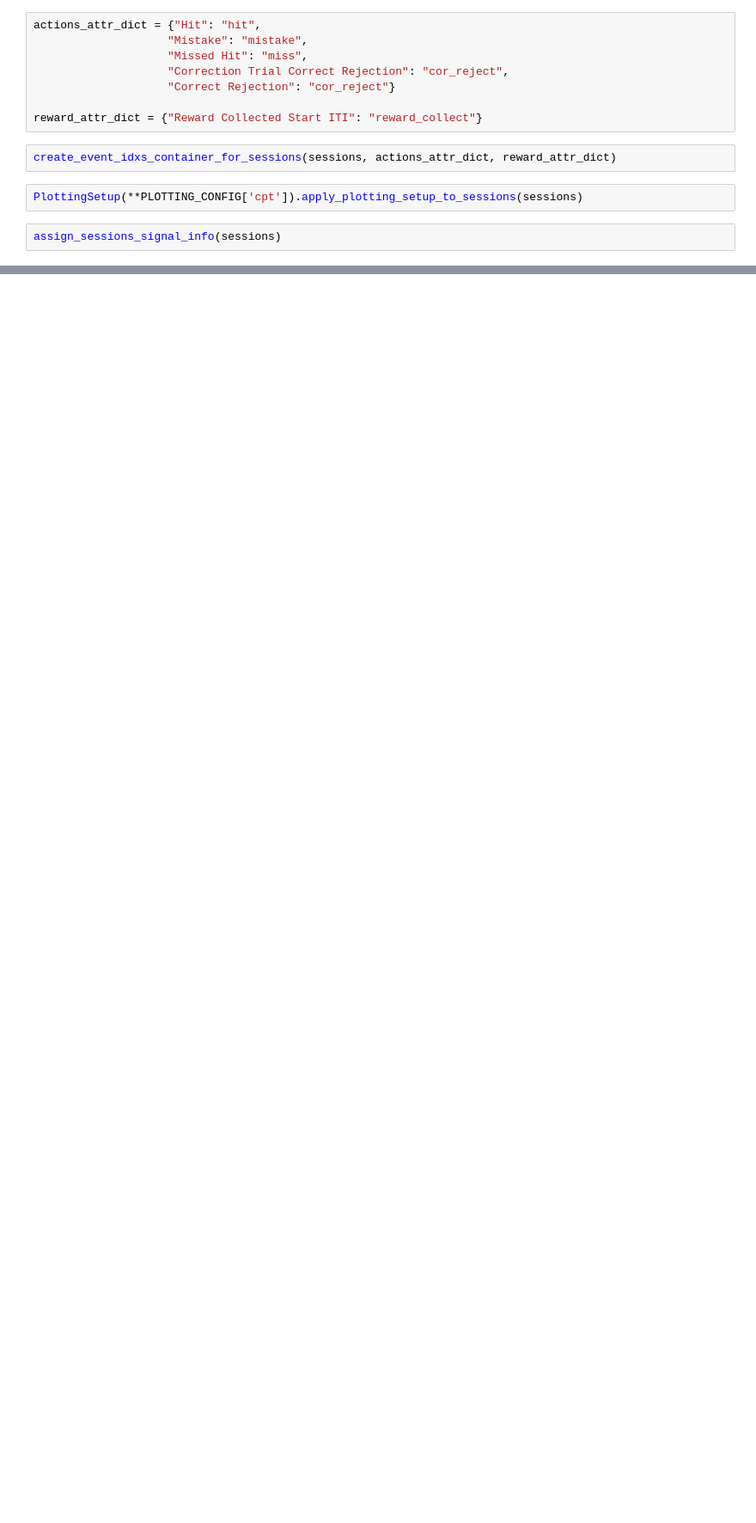
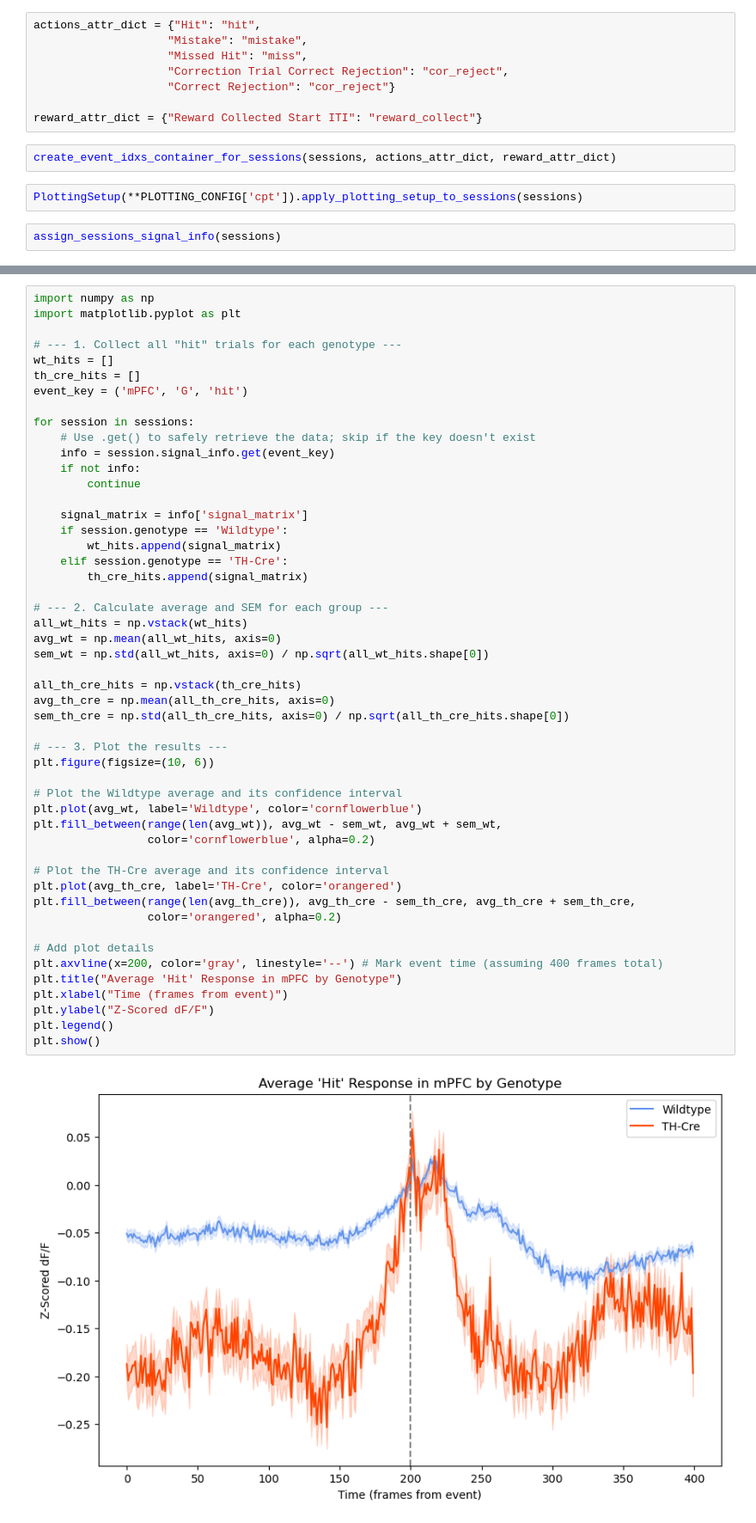
Before and after one commit to sebeliassen/FiberphotometryCode, a Jupyter notebook: fiberphotometry/notebooks/demos/plotting_by_genotype.ipynb, the cells around one changed output, grey strips where cells are left out. Shown at 86% size. Drawn from its saved outputs; the diff is of its cells as text; blank space fills up the shorter version.

```diff
--- a/fiberphotometry/notebooks/demos/plotting_by_genotype.ipynb
+++ b/fiberphotometry/notebooks/demos/plotting_by_genotype.ipynb
@@ -87,0 +150,52 @@ for k, v in s0.signal_info.items():
+# %%
+import numpy as np
+import matplotlib.pyplot as plt
+
+# --- 1. Collect all "hit" trials for each genotype ---
+wt_hits = []
+th_cre_hits = []
+event_key = ('mPFC', 'G', 'hit')
+
+for session in sessions:
+    # Use .get() to safely retrieve the data; skip if the key doesn't exist
+    info = session.signal_info.get(event_key)
+    if not info:
+        continue
+
+    signal_matrix = info['signal_matrix']
+    if session.genotype == 'Wildtype':
+        wt_hits.append(signal_matrix)
+    elif session.genotype == 'TH-Cre':
+        th_cre_hits.append(signal_matrix)
+
+# --- 2. Calculate average and SEM for each group ---
+all_wt_hits = np.vstack(wt_hits)
+avg_wt = np.mean(all_wt_hits, axis=0)
+sem_wt = np.std(all_wt_hits, axis=0) / np.sqrt(all_wt_hits.shape[0])
+
+all_th_cre_hits = np.vstack(th_cre_hits)
+avg_th_cre = np.mean(all_th_cre_hits, axis=0)
+sem_th_cre = np.std(all_th_cre_hits, axis=0) / np.sqrt(all_th_cre_hits.shape[0])
+
+# --- 3. Plot the results ---
+plt.figure(figsize=(10, 6))
+
+# Plot the Wildtype average and its confidence interval
+plt.plot(avg_wt, label='Wildtype', color='cornflowerblue')
+plt.fill_between(range(len(avg_wt)), avg_wt - sem_wt, avg_wt + sem_wt,
+                 color='cornflowerblue', alpha=0.2)
+
+# Plot the TH-Cre average and its confidence interval
+plt.plot(avg_th_cre, label='TH-Cre', color='orangered')
+plt.fill_between(range(len(avg_th_cre)), avg_th_cre - sem_th_cre, avg_th_cre + sem_th_cre,
+                 color='orangered', alpha=0.2)
+
+# Add plot details
+plt.axvline(x=200, color='gray', linestyle='--') # Mark event time (assuming 400 frames total)
+plt.title("Average 'Hit' Response in mPFC by Genotype")
+plt.xlabel("Time (frames from event)")
+plt.ylabel("Z-Scored dF/F")
+plt.legend()
+plt.show()
+# %% [output]
+[figure, added]
```
Also changed, not shown: parts of 22 cells of this notebook, 6 other files.
